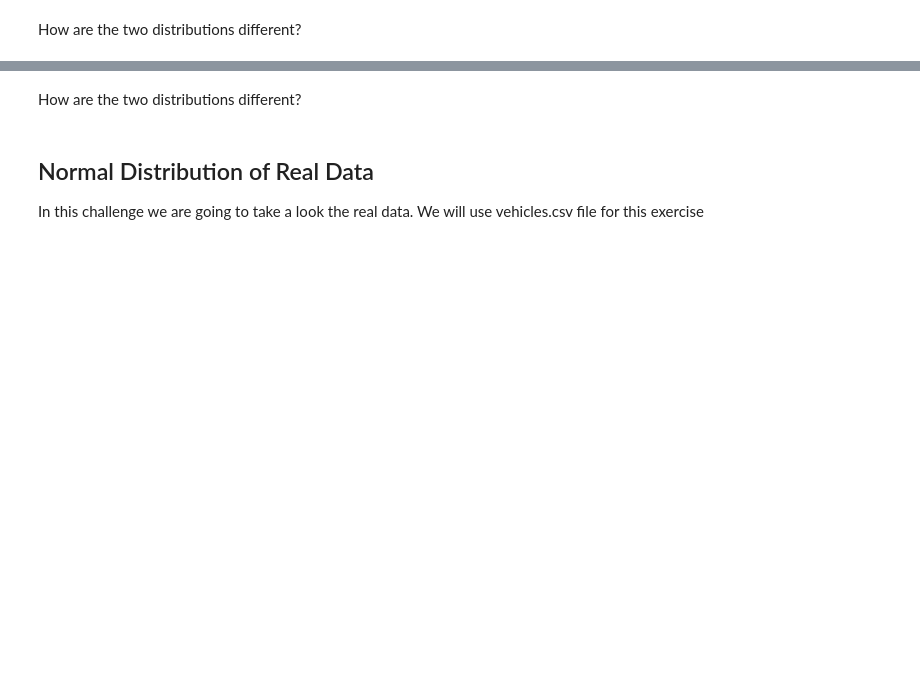
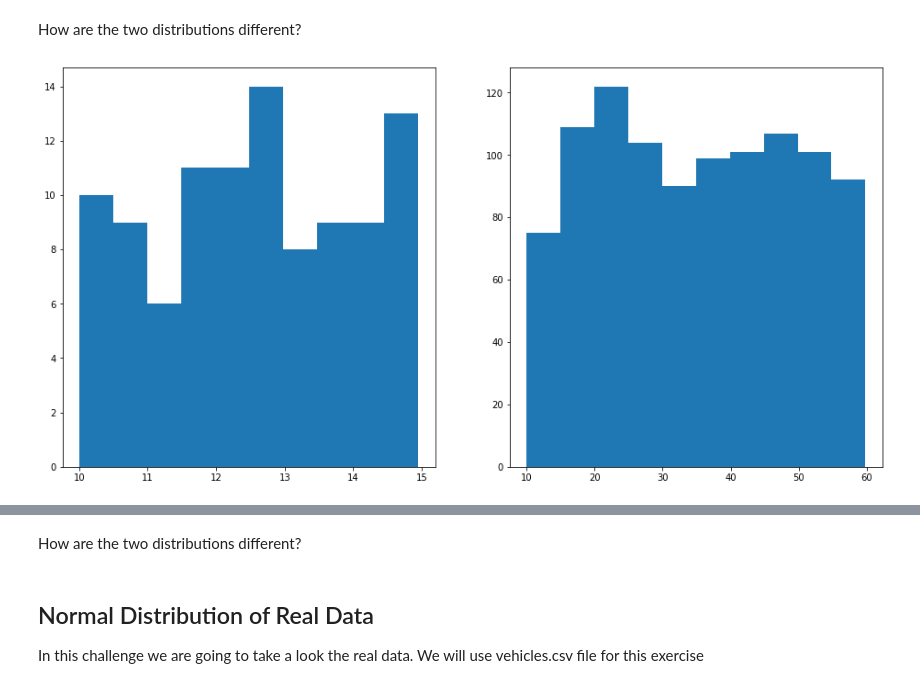
Before and after one commit to ironhack-datalabs/datamad0620, a Jupyter notebook: module-2/lab-continuous-probability-distribution/your-code/main.ipynb, the cells around one changed output, grey strips where cells are left out. Drawn from its saved outputs; the diff is of its cells as text; code cells hidden in the pictures; blank space fills up the shorter version.

```diff
--- a/module-2/lab-continuous-probability-distribution/your-code/main.ipynb
+++ b/module-2/lab-continuous-probability-distribution/your-code/main.ipynb
@@ -47,0 +48,14 @@ Your output should look like below:
+# %%
+def generador(bottom,ceiling,count):
+    x = uniform.rvs(size=count)
+    a = bottom
+    b = ceiling
+    randoms  = a + (b-a)*x
+    return randoms
+
+
+
+primer = generador(10,15,100)
+
+segundo= generador(10,60,1000)
+print(primer)
@@ -52,3 +82,23 @@ How are the two distributions different?
+# %%
+%matplotlib inline
+import matplotlib.pyplot as plt
+import numpy as np
+
+from scipy.stats import uniform
+plt.figure(figsize=(16,8))
+plt.subplot(1,2,1)
+plt.hist(primer)
+plt.subplot(1,2,2)
+plt.hist(segundo)
+
+
+
+plt.show()
+
+
+#sacado de un companero. Lo entiendo pero no he sido capaz de hacerlo yo.
+# %% [output]
+[figure, added]
 # %% [markdown]
 ## Normal Distribution
 
```
Also changed, not shown: parts of 6 cells of this notebook.
